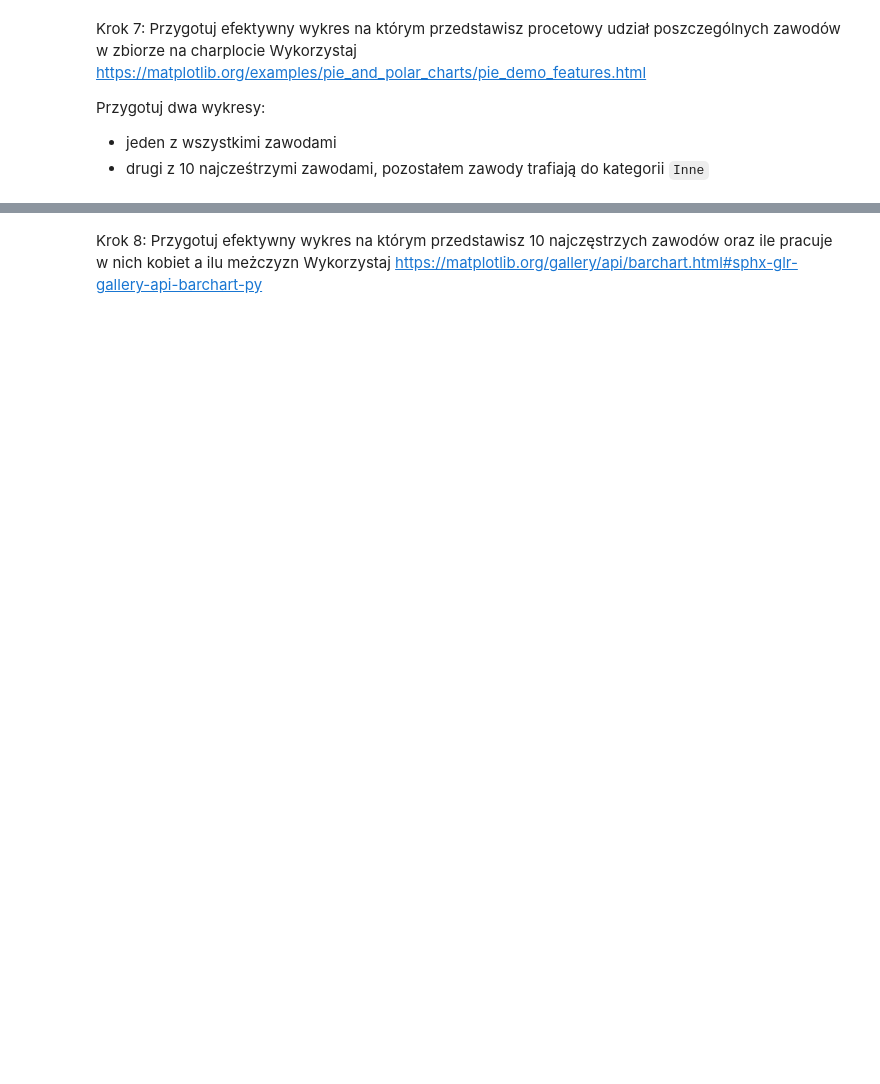
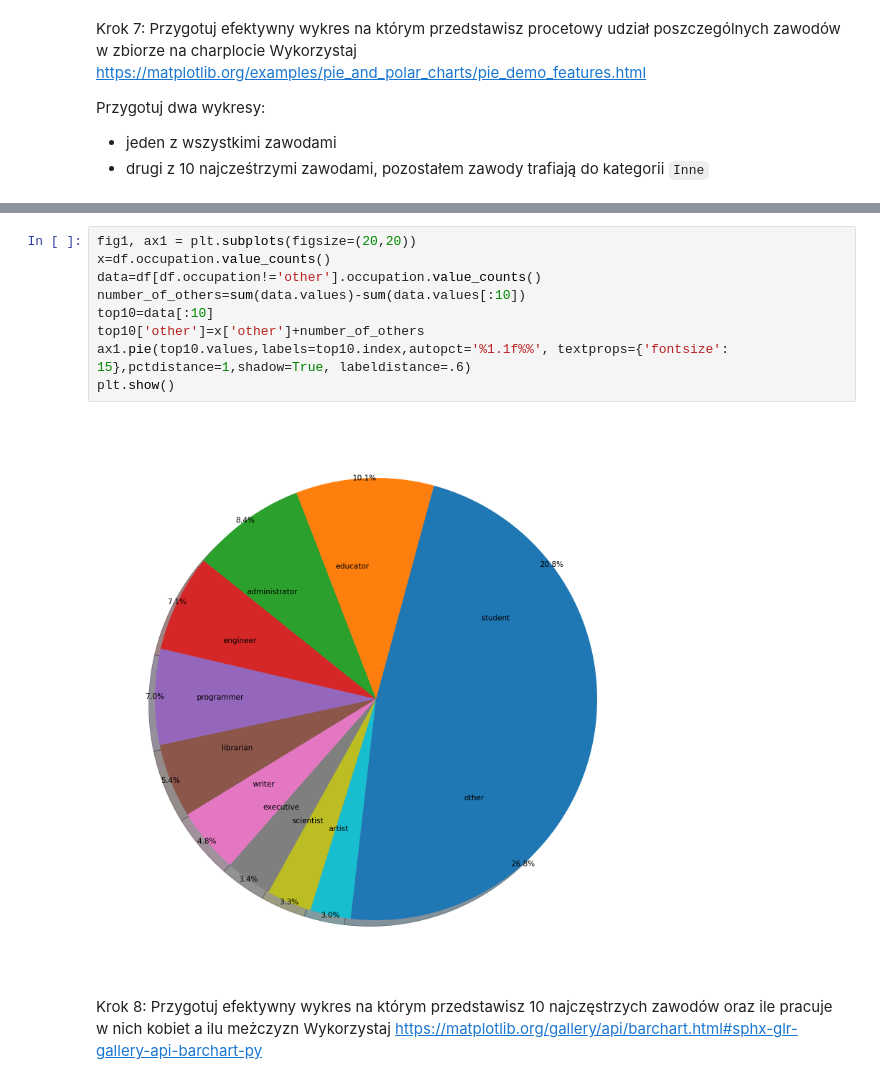
Before and after one commit to Sebastianyyy/effective-python-labs-uj, a Jupyter notebook: lab12.ipynb, the cells around one changed output, grey strips where cells are left out. Cells and saved outputs as stored; diff of their text form; blank space fills up the shorter version.

```diff
--- a/lab12.ipynb
+++ b/lab12.ipynb
@@ -215,3 +293,14 @@ Przygotuj dwa wykresy:
+# %%
+fig1, ax1 = plt.subplots(figsize=(20,20))
+x=df.occupation.value_counts()
+data=df[df.occupation!='other'].occupation.value_counts()
+number_of_others=sum(data.values)-sum(data.values[:10])
+top10=data[:10]
+top10['other']=x['other']+number_of_others
+ax1.pie(top10.values,labels=top10.index,autopct='%1.1f%%', textprops={'fontsize': 15},pctdistance=1,shadow=True, labeldistance=.6)
+plt.show()
+# %% [output]
+[figure, added]
 # %% [markdown]
 Krok 8: Przygotuj efektywny wykres na którym przedstawisz 10 najczęstrzych zawodów oraz ile pracuje w nich kobiet a ilu meżczyzn
 Wykorzystaj https://matplotlib.org/gallery/api/barchart.html#sphx-glr-gallery-api-barchart-py
```
Also changed, not shown: parts of 13 cells of this notebook.
